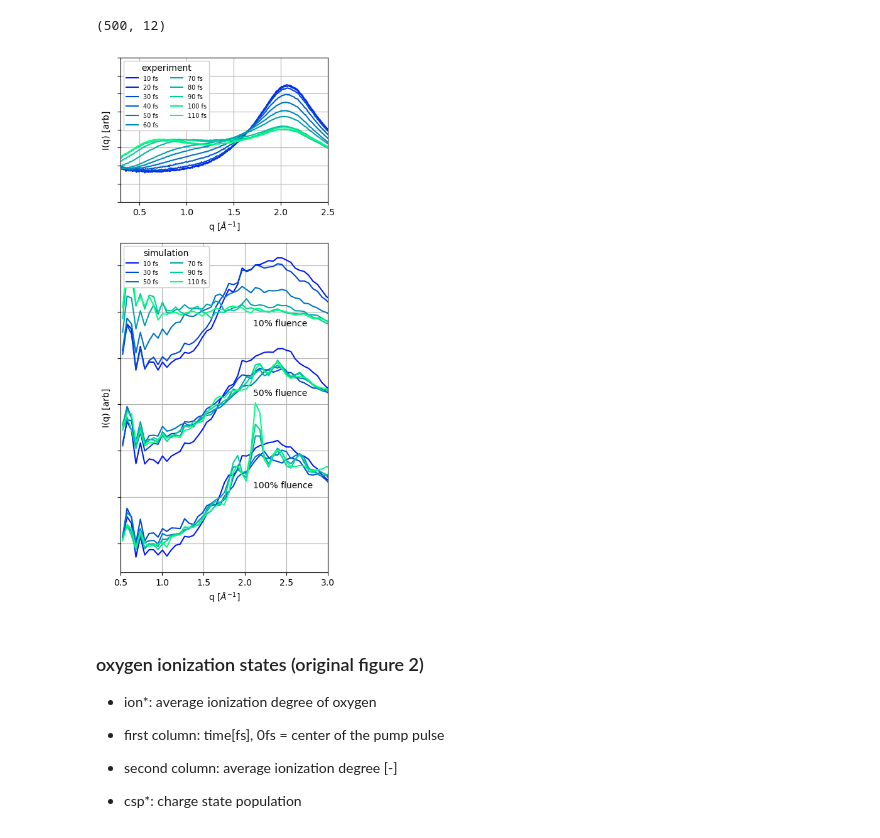
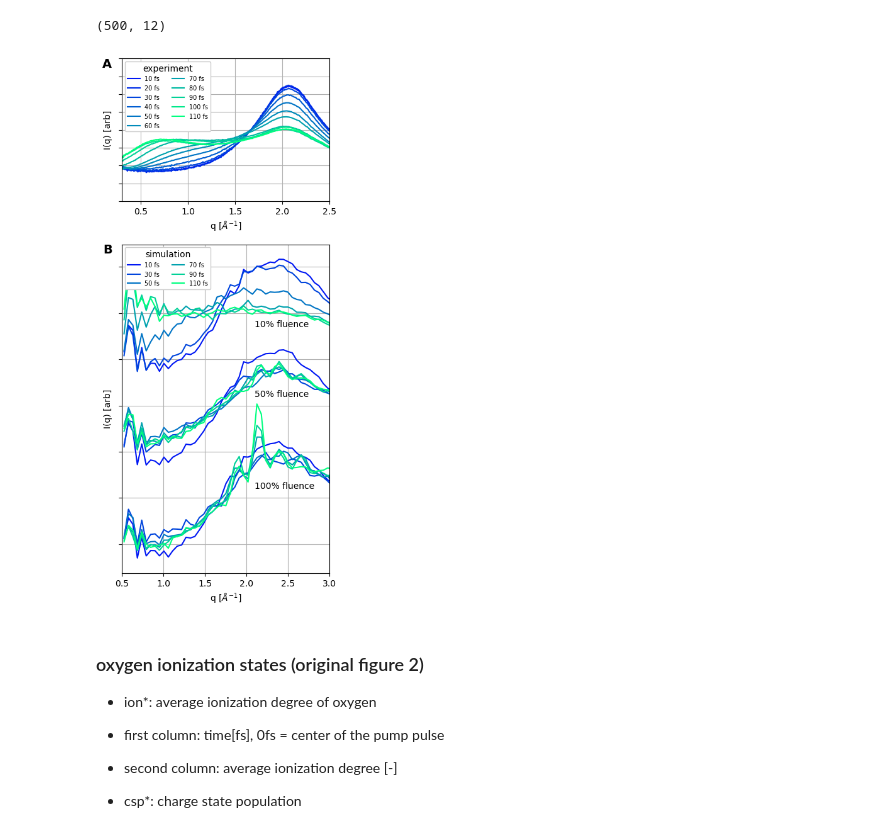
Before and after one commit to tjlane/cxig0715, a Jupyter notebook: figures/figures.ipynb, the cells around one changed output. Drawn from its saved outputs; the diff is of its cells as text; code cells hidden in the pictures.

```diff
--- a/figures/figures.ipynb
+++ b/figures/figures.ipynb
@@ -143,6 +143,8 @@ plt.legend(
     title="experiment"
 )
 
+ax.text(0.09, 0.0075, "A", fontdict={'weight' : 'bold', 'size' : 14})
+
 # ----------
 
 ax = fig.add_subplot(gs[1:])
@@ -161,35 +163,37 @@ for ax_i, theory_power in enumerate(THEORY_POWERS):
             y = theoretical_data[:,i+1]
 
         ax.plot(
             theoretical_data[:,0], y - ax_i * offset,
             color=plt.cm.winter(b/np.array(THEORY_DELAYS).max())
         )
 
+ax.text(0.27, 0.033, "B", fontdict={'weight' : 'bold', 'size' : 14})
+
 ax.text(2.1,  0.017, f"10% fluence")
 ax.text(2.1,  0.002, f"50% fluence")
 ax.text(2.1, -0.018, f"100% fluence")
 
 ax.set_xlabel('q [$\AA^{-1}]$')
 ax.set_ylabel('I(q) [arb]')
 ax.set_xlim(THEORY_XLIM)
 #ax.set_xlim(XLIM)
 ax.set_yticklabels([])
 if GRID: ax.grid()
 
 plt.legend(
     ['%d fs' % b for b in THEORY_DELAYS],
     prop={'size': 7},
     ncol=2,
     framealpha=1.0,
     loc=2,
     title=f"simulation"
 )
 
 plt.tight_layout()
-plt.savefig("./combined_normalized_same-qaxis.png")
+plt.savefig("./experiment-simulation-combined_two-pulse_normalized_same-qaxis.png")
 plt.show()
 # %% [output]
-[figure, old version]
+[figure, new version]
 # %% [markdown]
 ### oxygen ionization states (original figure 2)
 
```
Also changed, not shown: parts of 5 cells of this notebook.
